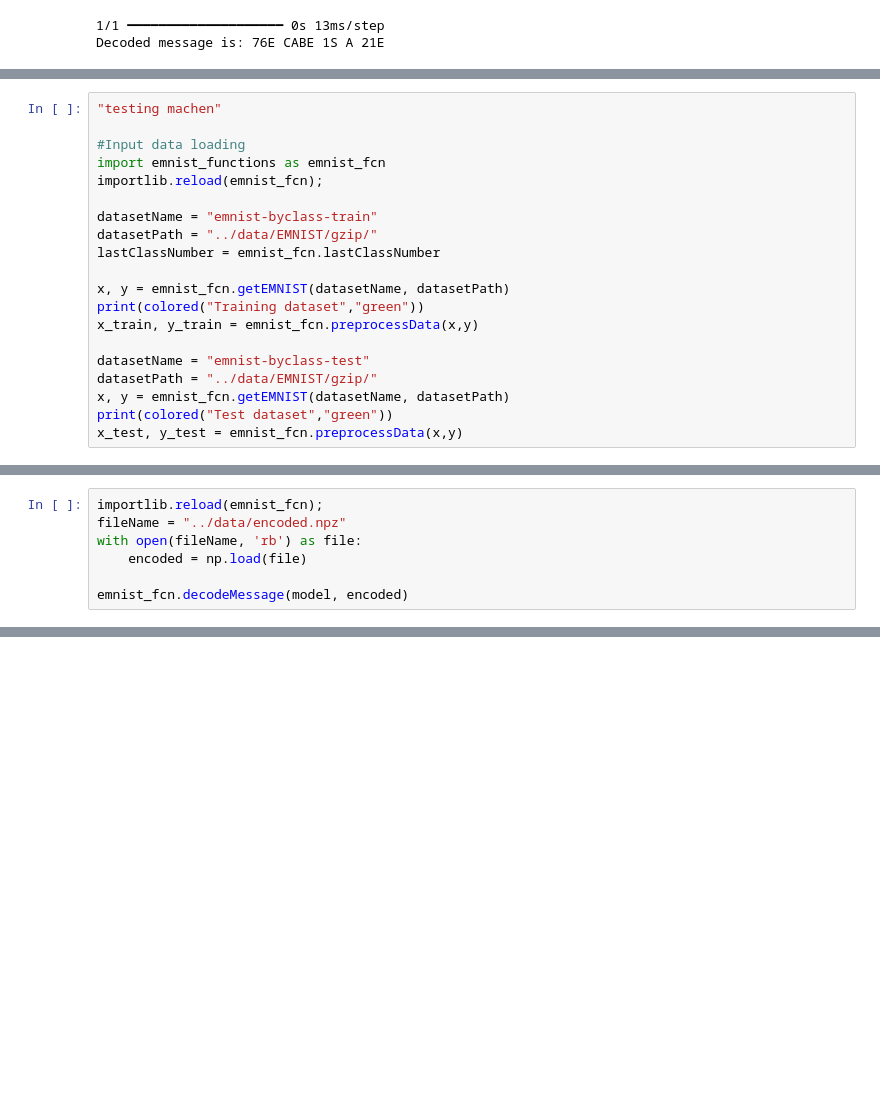
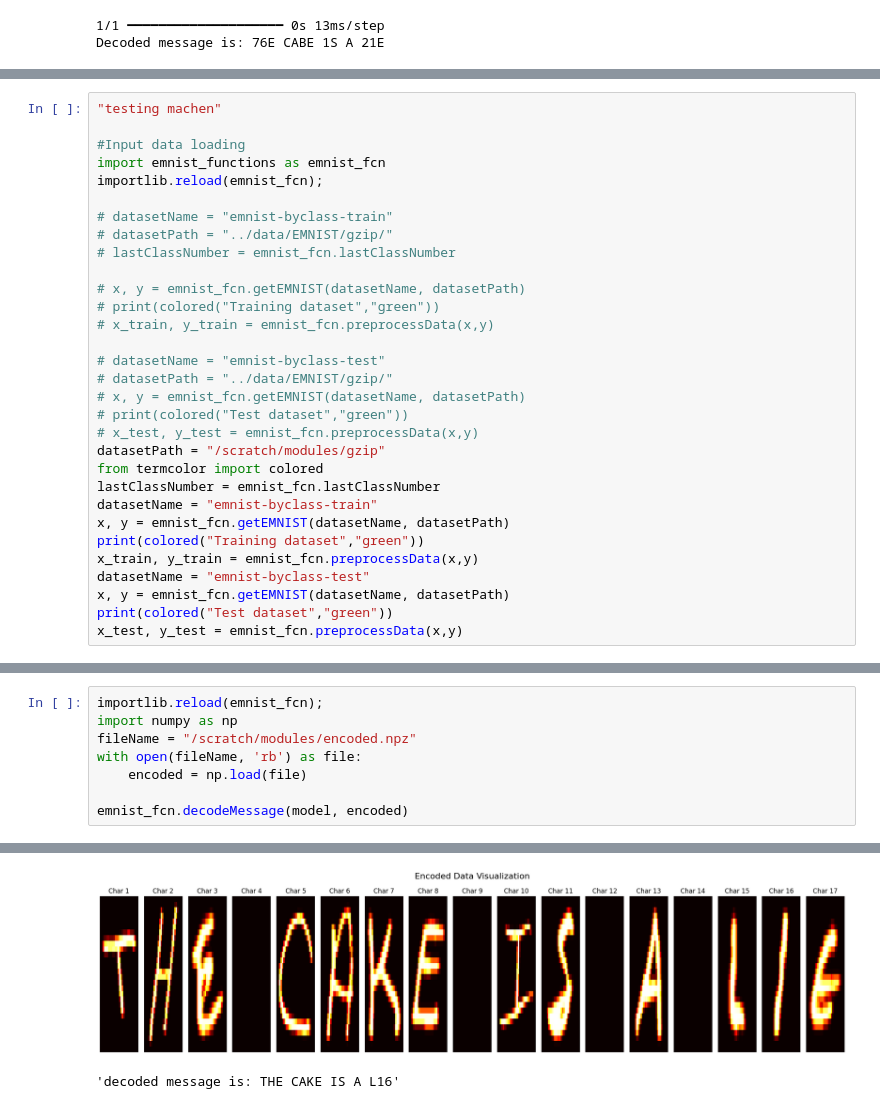
Before and after one commit to bkasza/MLII, a Jupyter notebook: 05/05_Sieci_w_pelni_polaczone_2.ipynb, the cells around one changed output, grey strips where cells are left out. Drawn from its saved outputs; the diff is of its cells as text; blank space fills up the shorter version.

```diff
--- a/05/05_Sieci_w_pelni_polaczone_2.ipynb
+++ b/05/05_Sieci_w_pelni_polaczone_2.ipynb
@@ -874,16 +907,27 @@ Decoded message is: 76E CABE 1S A 21E
 import emnist_functions as emnist_fcn
 importlib.reload(emnist_fcn);
 
+# datasetName = "emnist-byclass-train"
+# datasetPath = "../data/EMNIST/gzip/"
+# lastClassNumber = emnist_fcn.lastClassNumber
+
+# x, y = emnist_fcn.getEMNIST(datasetName, datasetPath)
+# print(colored("Training dataset","green"))
+# x_train, y_train = emnist_fcn.preprocessData(x,y)
+
+# datasetName = "emnist-byclass-test"
+# datasetPath = "../data/EMNIST/gzip/"
+# x, y = emnist_fcn.getEMNIST(datasetName, datasetPath)
+# print(colored("Test dataset","green"))
+# x_test, y_test = emnist_fcn.preprocessData(x,y)
+datasetPath = "/scratch/modules/gzip"
+from termcolor import colored
+lastClassNumber = emnist_fcn.lastClassNumber
 datasetName = "emnist-byclass-train"
-datasetPath = "../data/EMNIST/gzip/"
-lastClassNumber = emnist_fcn.lastClassNumber
-
 x, y = emnist_fcn.getEMNIST(datasetName, datasetPath)
 print(colored("Training dataset","green"))
 x_train, y_train = emnist_fcn.preprocessData(x,y)
-
 datasetName = "emnist-byclass-test"
-datasetPath = "../data/EMNIST/gzip/"
 x, y = emnist_fcn.getEMNIST(datasetName, datasetPath)
 print(colored("Test dataset","green"))
 x_test, y_test = emnist_fcn.preprocessData(x,y)
@@ -925,7 +974,9 @@ emnist_fcn.plotMNIST_CM(y_test, y_pred,"Testing")
 # %%
 importlib.reload(emnist_fcn);
-fileName = "../data/encoded.npz"
+import numpy as np
+fileName = "/scratch/modules/encoded.npz"
 with open(fileName, 'rb') as file:
     encoded = np.load(file)
 
 emnist_fcn.decodeMessage(model, encoded)
+# %% [output]
@@ -931,0 +984,2 @@ emnist_fcn.decodeMessage(model, encoded)
+[figure, added]
+'decoded message is: THE CAKE IS A L16'
```
Also changed, not shown: parts of 12 cells of this notebook, 1 other file.
